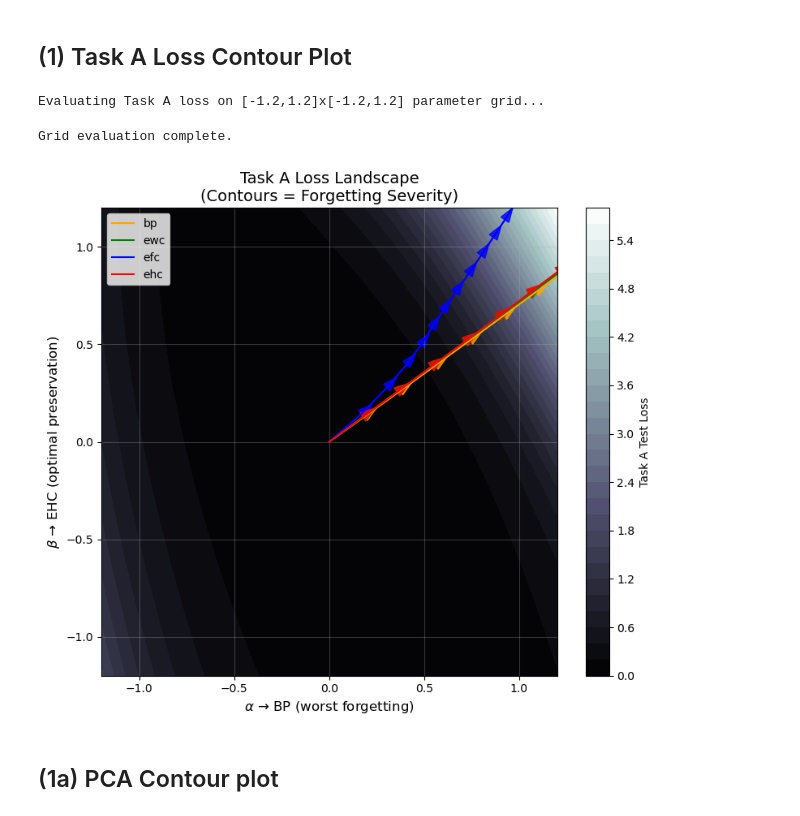
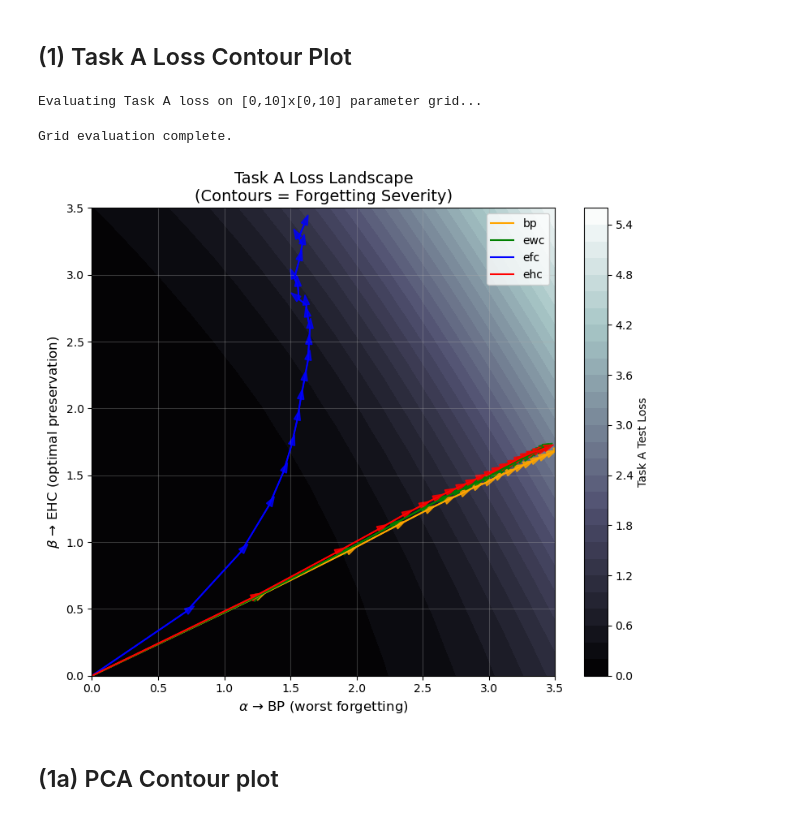
Before and after one commit to s-de-haan/Equilibrium-Fisher-Control, a Jupyter notebook: theory_validation.ipynb, the cells around one changed output. Drawn from its saved outputs; the diff is of its cells as text; code cells hidden in the pictures.

```diff
--- a/theory_validation.ipynb
+++ b/theory_validation.ipynb
@@ -480,23 +480,23 @@ d2_norm = d2 / len_d2
 # len_d2_orth = d2_orth.norm()
 # d2_orth_norm = d2_orth / len_d2_orth
 # %%
-grid_size = 40
-grid_range = 1.2  # [0, 1.2] in scaled units
+grid_size = 20
+grid_range = 3.5  # [0, 3.5] in scaled units
 
 # Create meshgrid
 alpha, beta = np.meshgrid(
-    np.linspace(-grid_range, grid_range, grid_size),
-    np.linspace(-grid_range, grid_range, grid_size)
+    np.linspace(0, grid_range, grid_size),
+    np.linspace(0, grid_range, grid_size)
 )
 
 losses_A = np.zeros((grid_size, grid_size))
 
-print("Evaluating Task A loss on [-1.2,1.2]x[-1.2,1.2] parameter grid...")
+print("Evaluating Task A loss on [0,10]x[0,10] parameter grid...")
 pbar = tqdm(total=grid_size**2, desc="Grid Eval", unit="point")
 
 for i in range(grid_size):
     for j in range(grid_size):
-        delta = alpha[i,j] * len_d2 * d2_norm + beta[i,j] * len_d1 * d1_norm
+        delta = alpha[i,j] * d2_norm + beta[i,j] * d1_norm
         interp_params = theta_0_flat + delta
         losses_A[i, j] = loss_A_at_params(bp_net_A, interp_params, test_loader_A)
         pbar.update(1)
@@ -504,7 +504,7 @@ for i in range(grid_size):
 pbar.close()
 print("Grid evaluation complete.")
 # %% [output]
-Evaluating Task A loss on [-1.2,1.2]x[-1.2,1.2] parameter grid...
+Evaluating Task A loss on [0,10]x[0,10] parameter grid...
 Grid evaluation complete.
 # %%
 plt.figure(figsize=(8, 7))
@@ -519,36 +519,36 @@ methods = ['bp', 'ewc', 'efc', 'ehc']
 for method in methods:
     cum_flat = theta_0_flat.clone()
     traj_x, traj_y = [0.0], [0.0]
     for step in range(20):
         delta_flat = torch.cat([d.flatten() for d in weight_deltas[method][step].values()])
         cum_flat += delta_flat
 
         proj_x = float(((cum_flat - theta_0_flat) @ d2_norm).item())
         proj_y = float(((cum_flat - theta_0_flat) @ d1_norm).item())
 
         traj_x.append(proj_x)
         traj_y.append(proj_y)
 
     traj_x = np.array(traj_x, dtype=np.float64)
     traj_y = np.array(traj_y, dtype=np.float64)
 
     plt.plot(traj_x, traj_y, '-', color=colors[method], label=method)
     for k in range(1, len(traj_x)):
         plt.arrow(traj_x[k-1], traj_y[k-1],
                   traj_x[k] - traj_x[k-1], traj_y[k] - traj_y[k-1],
                   color=colors[method], head_width=0.05, alpha=0.8)
 
-plt.xlim(-grid_range, grid_range)
-plt.ylim(-grid_range, grid_range)
+plt.xlim(0, grid_range)
+plt.ylim(0, grid_range)
 plt.xlabel(r'$\alpha$ → BP (worst forgetting)', fontsize=12)
 plt.ylabel(r'$\beta$ → EHC (optimal preservation)', fontsize=12)
 plt.title('Task A Loss Landscape\n(Contours = Forgetting Severity)', fontsize=14)
 plt.legend()
 plt.grid(True, alpha=0.3)
 plt.tight_layout()
 plt.show()
 # %% [output]
-[figure, old version]
+[figure, new version]
 # %% [markdown]
 ## (1a) PCA Contour plot
 # %%
```
Also changed, not shown: parts of 1 cell of this notebook.
